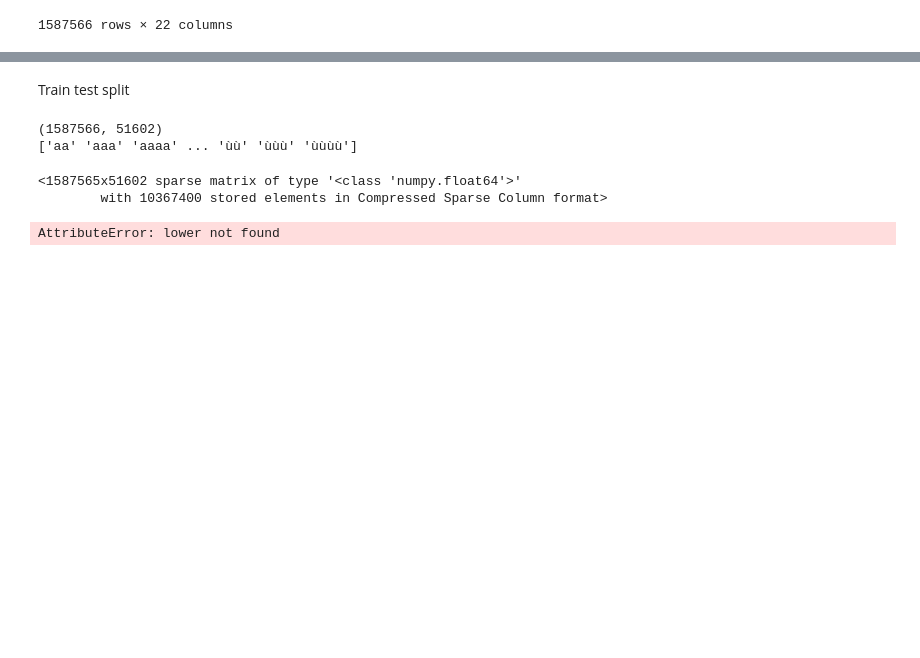
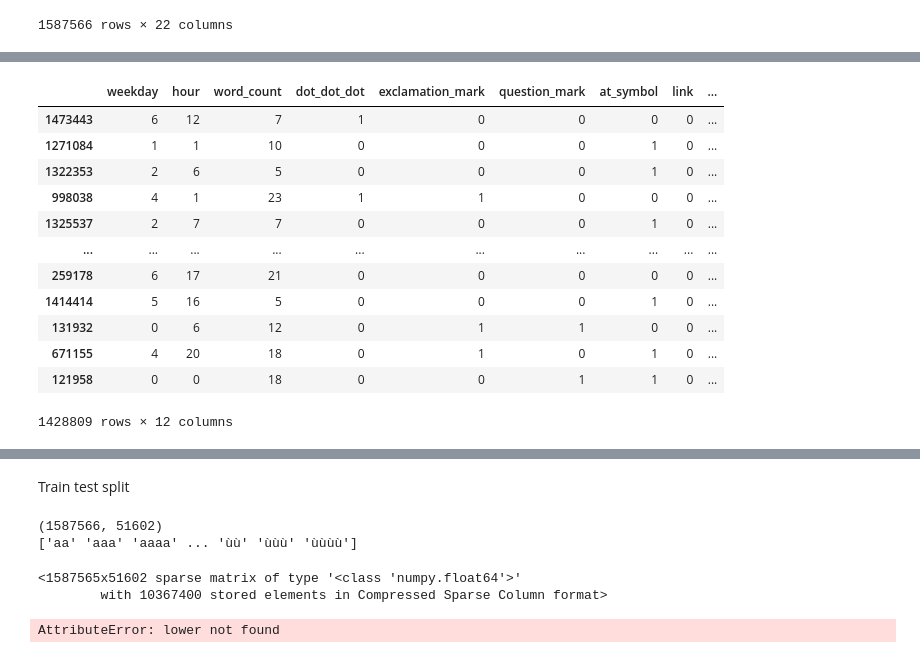
Before and after one commit to DavidStein7/marketing_analytics_project, a Jupyter notebook: Notebooks/data_preparation.ipynb, the cells around one changed output, grey strips where cells are left out. Cells and saved outputs as stored; diff of their text form; code cells hidden in the pictures; blank space fills up the shorter version.

```diff
--- a/Notebooks/data_preparation.ipynb
+++ b/Notebooks/data_preparation.ipynb
@@ -366,0 +468,16 @@ data
+# %%
+X_train
+# %% [output]
+|  | weekday | hour | word_count | dot_dot_dot | exclamation_mark | question_mark | at_symbol | link | ... |
+| 1473443 | 6 | 12 | 7 | 1 | 0 | 0 | 0 | 0 | ... |
+| 1271084 | 1 | 1 | 10 | 0 | 0 | 0 | 1 | 0 | ... |
+| 1322353 | 2 | 6 | 5 | 0 | 0 | 0 | 1 | 0 | ... |
+| 998038 | 4 | 1 | 23 | 1 | 1 | 0 | 0 | 0 | ... |
+| 1325537 | 2 | 7 | 7 | 0 | 0 | 0 | 1 | 0 | ... |
+| ... | ... | ... | ... | ... | ... | ... | ... | ... | ... |
+| 259178 | 6 | 17 | 21 | 0 | 0 | 0 | 0 | 0 | ... |
+| 1414414 | 5 | 16 | 5 | 0 | 0 | 0 | 1 | 0 | ... |
+| 131932 | 0 | 6 | 12 | 0 | 1 | 1 | 0 | 0 | ... |
+| 671155 | 4 | 20 | 18 | 0 | 1 | 0 | 1 | 0 | ... |
+| 121958 | 0 | 0 | 18 | 0 | 0 | 1 | 1 | 0 | ... |
+1428809 rows × 12 columns
```
Also changed, not shown: parts of 22 cells of this notebook.
